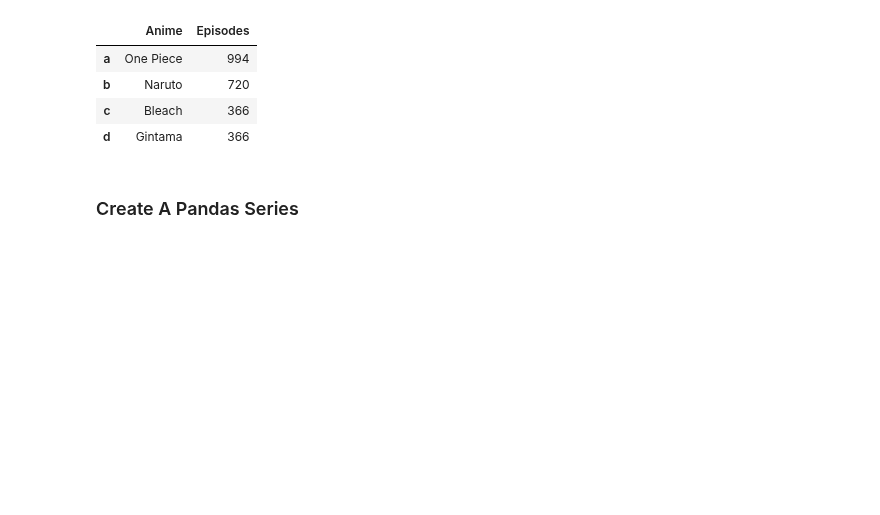
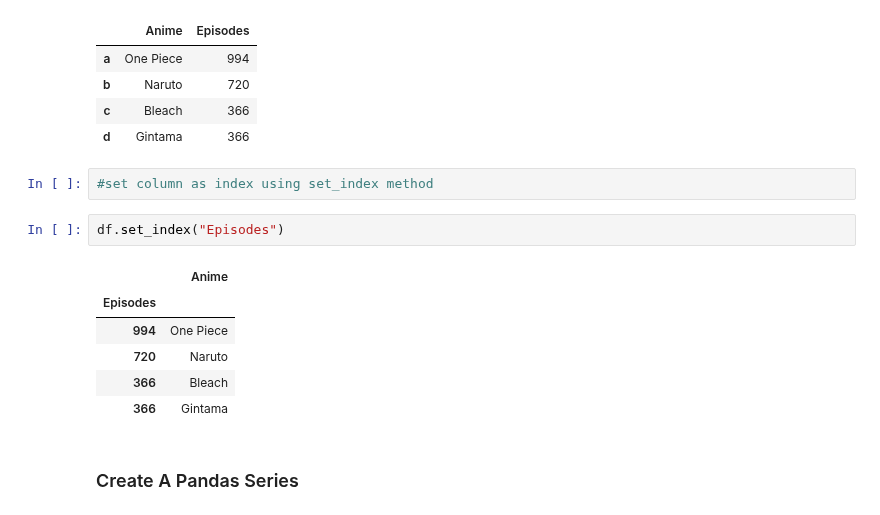
Before and after one commit to lucifertrj/100DaysOfML, a Jupyter notebook: Day2:Pandas/pandas_part1.ipynb, the cells around one changed output. Drawn from its saved outputs; the diff is of its cells as text; blank space fills up the shorter version.

```diff
--- a/Day2:Pandas/pandas_part1.ipynb
+++ b/Day2:Pandas/pandas_part1.ipynb
@@ -78,6 +138,17 @@ df
 | b | Naruto | 720 |
 | c | Bleach | 366 |
 | d | Gintama | 366 |
+# %%
+#set column as index using set_index method
+# %%
+df.set_index("Episodes")
+# %% [output]
+|  | Anime |
+| Episodes |  |
+| 994 | One Piece |
+| 720 | Naruto |
+| 366 | Bleach |
+| 366 | Gintama |
 # %% [markdown]
 ### Create A Pandas Series
 # %% [markdown]
```
Also changed, not shown: parts of 17 cells of this notebook, 1 other file.
